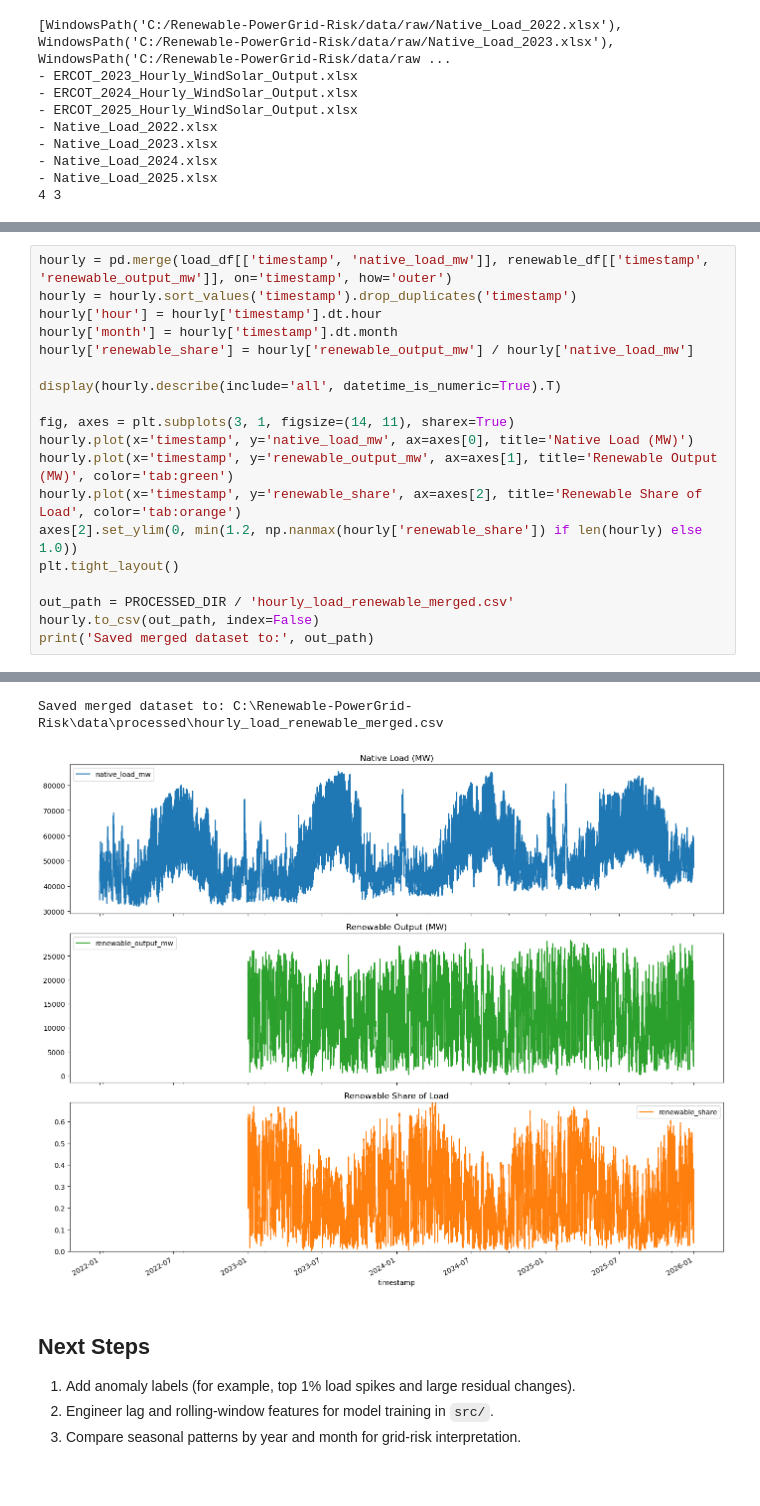
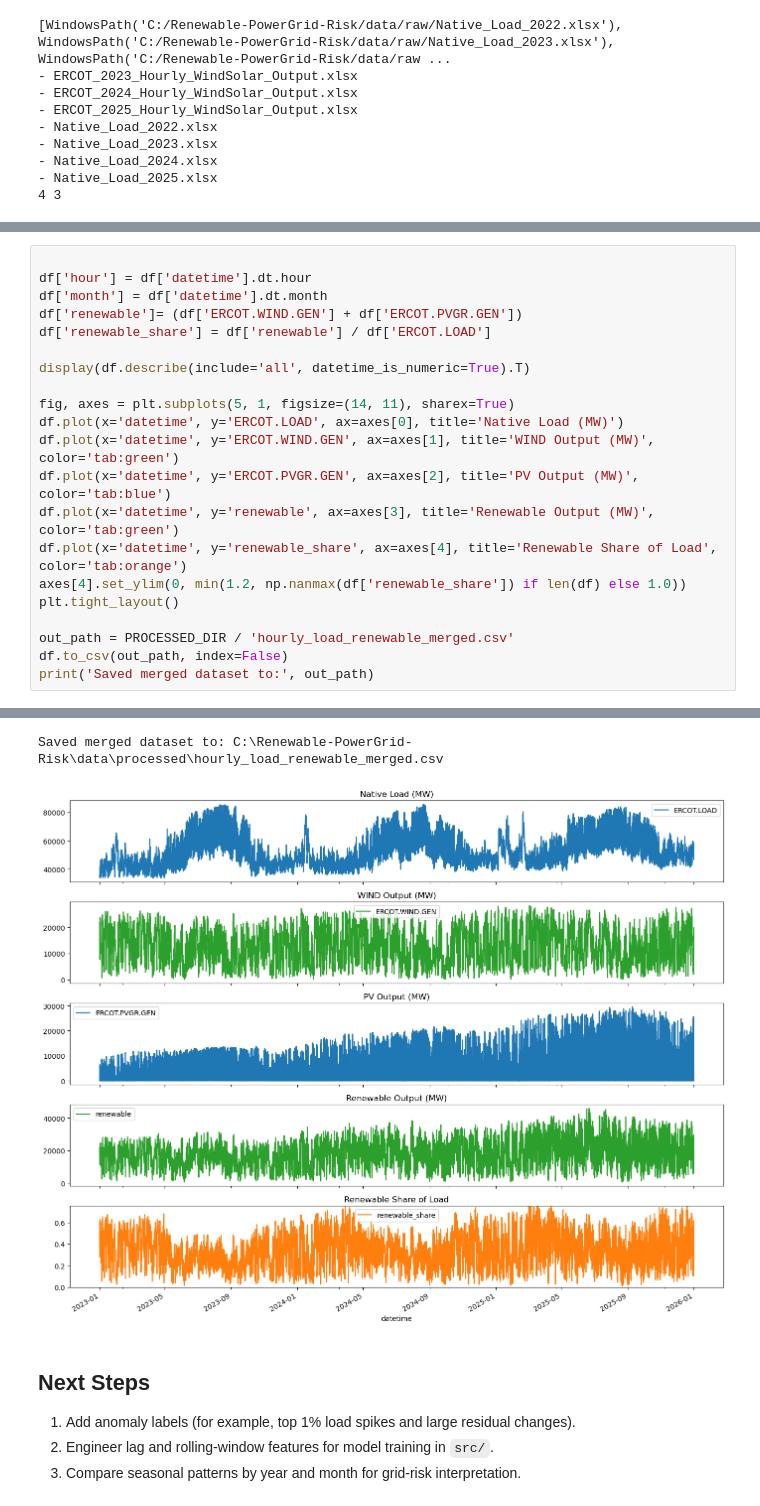
Before and after one commit to kylezlin-hub/Renewable-PowerGrid-Risk, a Jupyter notebook: notebooks/data_exploration.ipynb, the cells around one changed output, grey strips where cells are left out. Drawn from its saved outputs; the diff is of its cells as text.

Commit message:
explore renewable data

```diff
--- a/notebooks/data_exploration.ipynb
+++ b/notebooks/data_exploration.ipynb
@@ -65,20 +107,22 @@ Renewable rows: 26304
 # %%
-hourly = pd.merge(load_df[['timestamp', 'native_load_mw']], renewable_df[['timestamp', 'renewable_output_mw']], on='timestamp', how='outer')
-hourly = hourly.sort_values('timestamp').drop_duplicates('timestamp')
-hourly['hour'] = hourly['timestamp'].dt.hour
-hourly['month'] = hourly['timestamp'].dt.month
-hourly['renewable_share'] = hourly['renewable_output_mw'] / hourly['native_load_mw']
 
-display(hourly.describe(include='all', datetime_is_numeric=True).T)
+df['hour'] = df['datetime'].dt.hour
+df['month'] = df['datetime'].dt.month
+df['renewable']= (df['ERCOT.WIND.GEN'] + df['ERCOT.PVGR.GEN'])
+df['renewable_share'] = df['renewable'] / df['ERCOT.LOAD']
 
-fig, axes = plt.subplots(3, 1, figsize=(14, 11), sharex=True)
-hourly.plot(x='timestamp', y='native_load_mw', ax=axes[0], title='Native Load (MW)')
-hourly.plot(x='timestamp', y='renewable_output_mw', ax=axes[1], title='Renewable Output (MW)', color='tab:green')
-hourly.plot(x='timestamp', y='renewable_share', ax=axes[2], title='Renewable Share of Load', color='tab:orange')
-axes[2].set_ylim(0, min(1.2, np.nanmax(hourly['renewable_share']) if len(hourly) else 1.0))
+display(df.describe(include='all', datetime_is_numeric=True).T)
+
+fig, axes = plt.subplots(5, 1, figsize=(14, 11), sharex=True)
+df.plot(x='datetime', y='ERCOT.LOAD', ax=axes[0], title='Native Load (MW)')
+df.plot(x='datetime', y='ERCOT.WIND.GEN', ax=axes[1], title='WIND Output (MW)', color='tab:green')
+df.plot(x='datetime', y='ERCOT.PVGR.GEN', ax=axes[2], title='PV Output (MW)', color='tab:blue')
+df.plot(x='datetime', y='renewable', ax=axes[3], title='Renewable Output (MW)', color='tab:green')
+df.plot(x='datetime', y='renewable_share', ax=axes[4], title='Renewable Share of Load', color='tab:orange')
+axes[4].set_ylim(0, min(1.2, np.nanmax(df['renewable_share']) if len(df) else 1.0))
 plt.tight_layout()
 
 out_path = PROCESSED_DIR / 'hourly_load_renewable_merged.csv'
-hourly.to_csv(out_path, index=False)
+df.to_csv(out_path, index=False)
 print('Saved merged dataset to:', out_path)
 # %% [output]
@@ -92,5 +146,5 @@ print('Saved merged dataset to:', out_path)
 Saved merged dataset to: C:\Renewable-PowerGrid-Risk\data\processed\hourly_load_renewable_merged.csv
-[figure, old version]
+[figure, new version]
 # %% [markdown]
 ## Next Steps
 1. Add anomaly labels (for example, top 1% load spikes and large residual changes).
```
Also changed, not shown: parts of 3 cells of this notebook.
